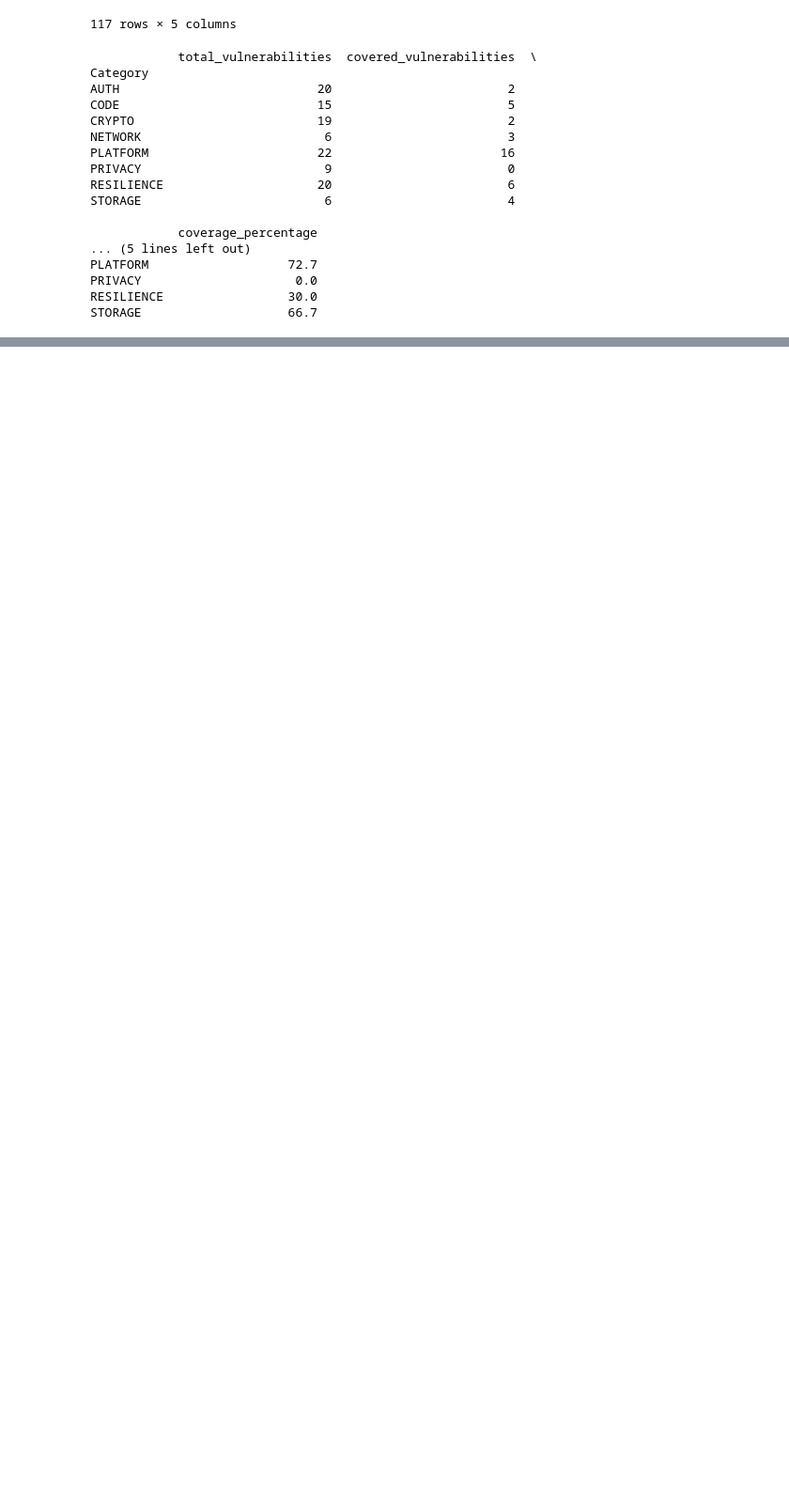
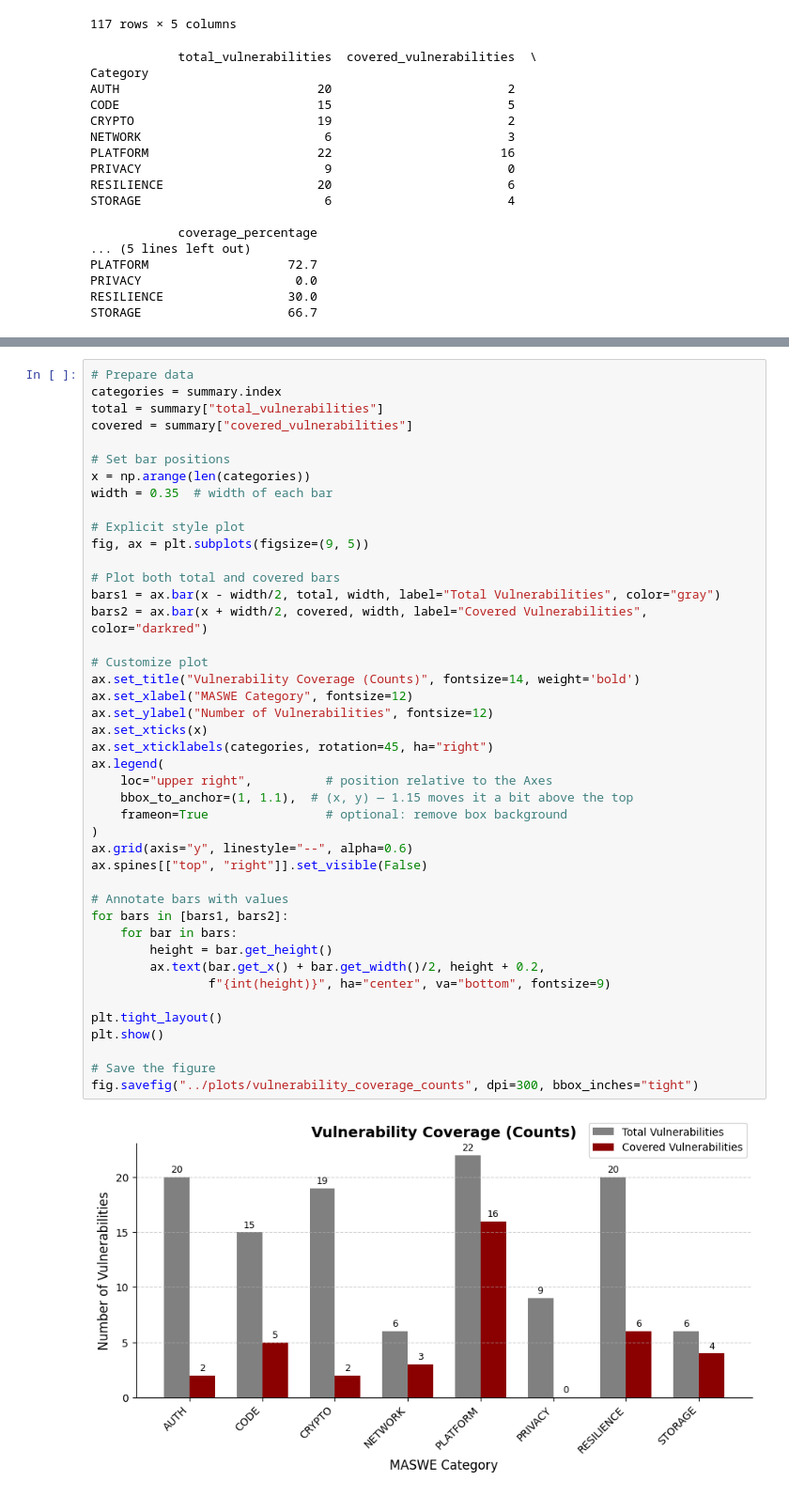
Before and after one commit to domi-cmd/Reference_Application_for_OWASP_MASTG, a Jupyter notebook: dev_documents/seminar_thesis/reference_apps/data_manipulation/app_vulnerability_coverage.ipynb, the cells around one changed output, grey strips where cells are left out. Shown: that part at 94% size. Cells and saved outputs as stored; diff of their text form; blank space fills up the shorter version.

```diff
--- a/dev_documents/seminar_thesis/reference_apps/data_manipulation/app_vulnerability_coverage.ipynb
+++ b/dev_documents/seminar_thesis/reference_apps/data_manipulation/app_vulnerability_coverage.ipynb
@@ -179,0 +210,45 @@ STORAGE                    66.7
+# %%
+# Prepare data
+categories = summary.index
+total = summary["total_vulnerabilities"]
+covered = summary["covered_vulnerabilities"]
+
+# Set bar positions
+x = np.arange(len(categories))
+width = 0.35  # width of each bar
+
+# Explicit style plot
+fig, ax = plt.subplots(figsize=(9, 5))
+
+# Plot both total and covered bars
+bars1 = ax.bar(x - width/2, total, width, label="Total Vulnerabilities", color="gray")
+bars2 = ax.bar(x + width/2, covered, width, label="Covered Vulnerabilities", color="darkred")
+
+# Customize plot
+ax.set_title("Vulnerability Coverage (Counts)", fontsize=14, weight='bold')
+ax.set_xlabel("MASWE Category", fontsize=12)
+ax.set_ylabel("Number of Vulnerabilities", fontsize=12)
+ax.set_xticks(x)
+ax.set_xticklabels(categories, rotation=45, ha="right")
+ax.legend(
+    loc="upper right",          # position relative to the Axes
+    bbox_to_anchor=(1, 1.1),  # (x, y) — 1.15 moves it a bit above the top
+    frameon=True                # optional: remove box background
+)
+ax.grid(axis="y", linestyle="--", alpha=0.6)
+ax.spines[["top", "right"]].set_visible(False)
+
+# Annotate bars with values
+for bars in [bars1, bars2]:
+    for bar in bars:
+        height = bar.get_height()
+        ax.text(bar.get_x() + bar.get_width()/2, height + 0.2,
+                f"{int(height)}", ha="center", va="bottom", fontsize=9)
+
+plt.tight_layout()
+plt.show()
+
+# Save the figure
+fig.savefig("../plots/vulnerability_coverage_counts", dpi=300, bbox_inches="tight")
+# %% [output]
+[figure, added]
```
Also changed, not shown: parts of 2 cells of this notebook, 2 other files.
